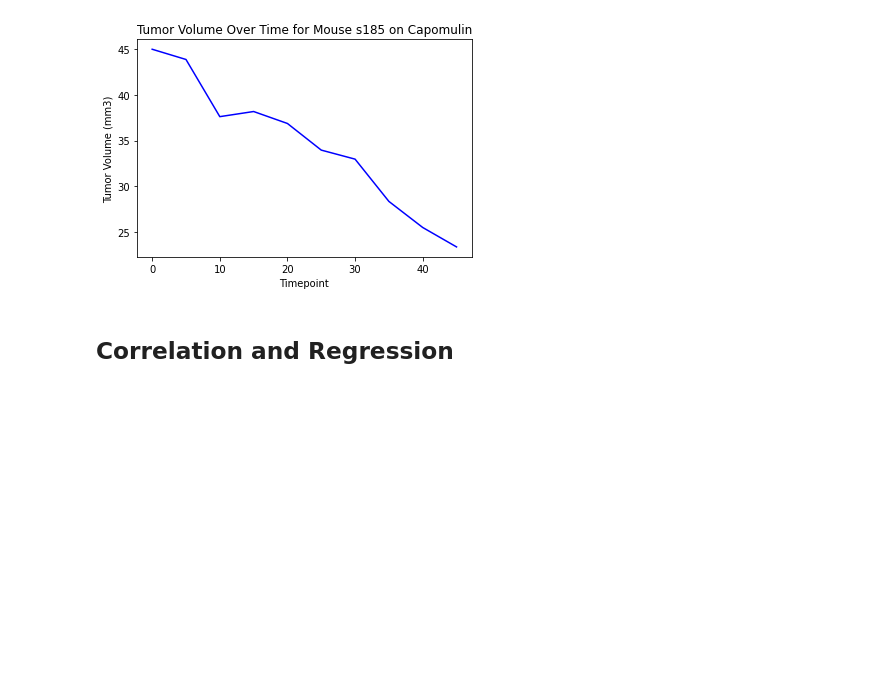
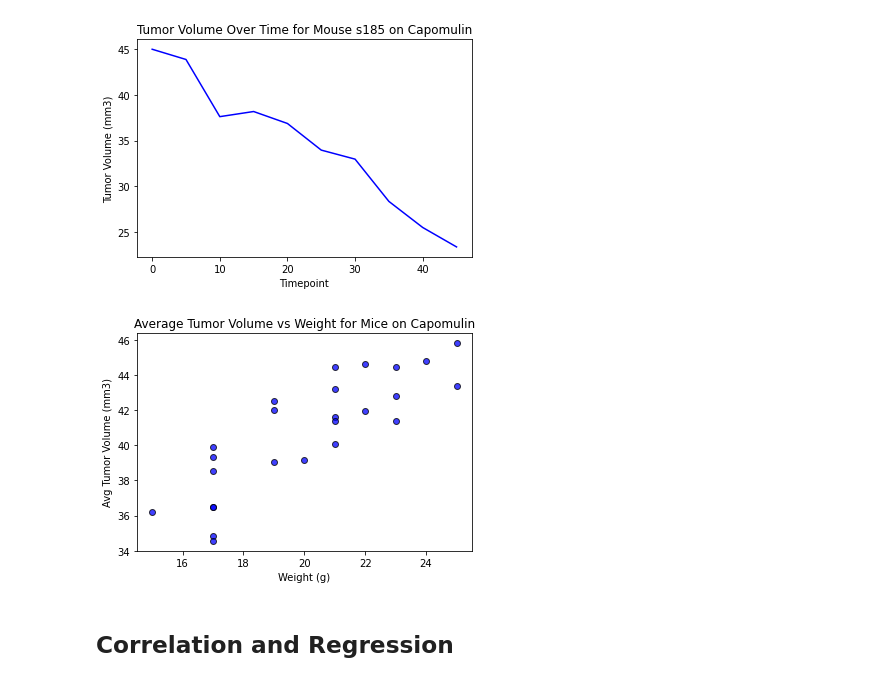
Before and after one commit to corriethomas/Matplotlib-Challenge, a Jupyter notebook: Matplotlib-Starter-Notebook.ipynb, the cells around one changed output. Drawn from its saved outputs; the diff is of its cells as text; code cells hidden in the pictures; blank space fills up the shorter version.

Commit message:
completes scatter plot

```diff
--- a/Matplotlib-Starter-Notebook.ipynb
+++ b/Matplotlib-Starter-Notebook.ipynb
@@ -346,16 +346,25 @@ plt.show()
 [figure]
 # %%
 # Generate a scatter plot of average tumor volume vs. mouse weight for the Capomulin regimen
-# (for each mouse (groupby), take the average tumor volume)
-# mouse_groupby = cleaned_df.groupby(["Mouse ID"])
-# mouse_weight = mouse_groupby["Weight (g)"].unique()
-# tvol_vs_mouse_weight = pd.DataFrame({"Drug Regimen": mouse_groupby["Drug Regimen"].unique(),
-#                                      "Tumor Volume (mm3)": mouse_groupby["Tumor Volume (mm3)"].mean(),
-#                                      "Weight (g)": mouse_weight})
+mouse_groupby = cleaned_df.groupby(["Mouse ID"])
+mouse_weight = mouse_groupby["Weight (g)"].unique()
+tvol_vs_mouse_weight = pd.DataFrame({"Drug Regimen": mouse_groupby["Drug Regimen"].unique(),
+                                      "Avg Tumor Volume (mm3)": mouse_groupby["Tumor Volume (mm3)"].mean(),
+                                     "Weight (g)": mouse_weight})
 
-cap_tvol_weight = max_timepoint_for_tvol.loc[max_timepoint_for_tvol["Drug Regimen"] == "Capumolin",
-                                ["Tumor Volume (mm3)", "Weight"]]
-cap_tvol_weight
+cap_weight = tvol_vs_mouse_weight.loc[tvol_vs_mouse_weight["Drug Regimen"] == "Capomulin",
+                                       ["Weight (g)"]]
+
+cap_tvol = tvol_vs_mouse_weight.loc[tvol_vs_mouse_weight["Drug Regimen"] == "Capomulin",
+                                   ["Avg Tumor Volume (mm3)"]]
+
+plt.scatter(cap_weight, cap_tvol, facecolors="blue", edgecolors="black", alpha=0.75)
+plt.title("Average Tumor Volume vs Weight for Mice on Capomulin")
+plt.xlabel("Weight (g)")
+plt.ylabel("Avg Tumor Volume (mm3)")
+plt.show()
+# %% [output]
+[figure, added]
 # %% [markdown]
 ## Correlation and Regression
 # %%
```
